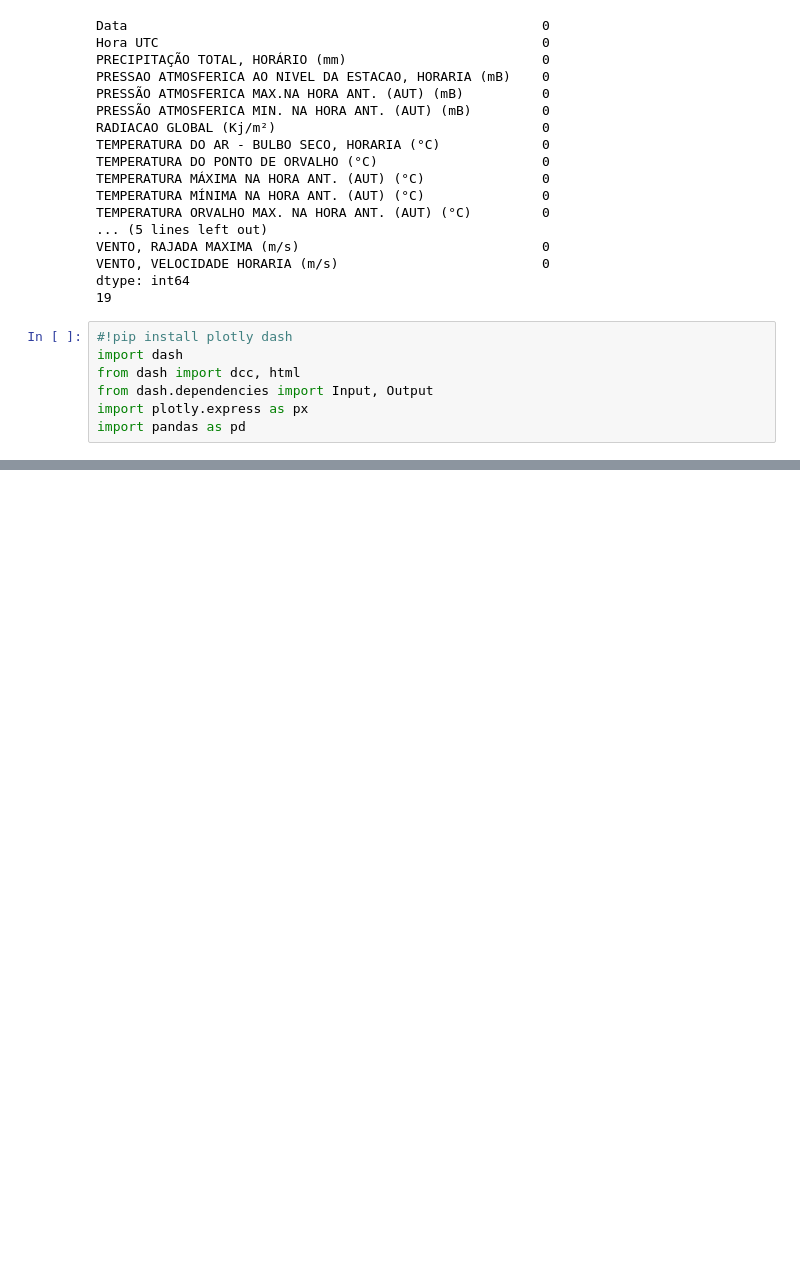
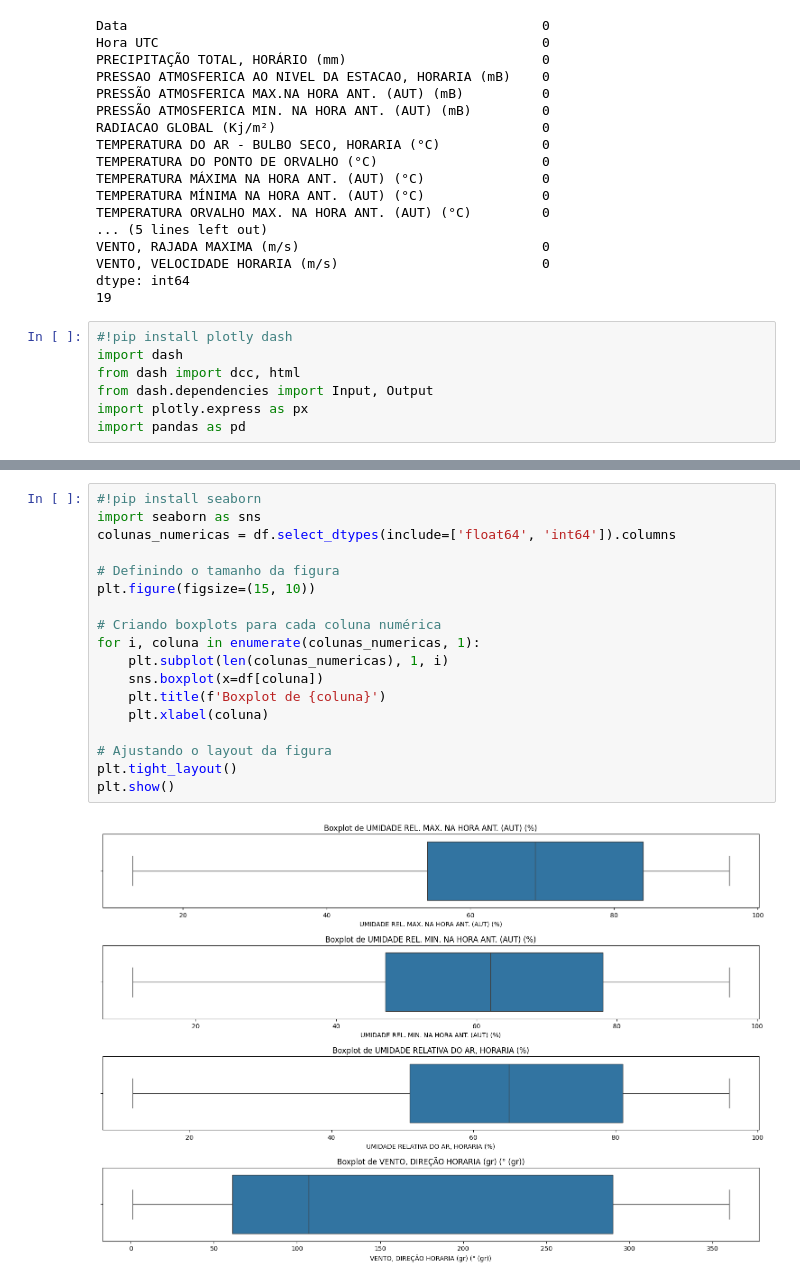
Before and after one commit to prof-LuizAlbano/unesp-mineracao-dados, a Jupyter notebook: tarefas/Unesp_MineracaoDados_Tarefa01.ipynb, the cells around one changed output, grey strips where cells are left out. Drawn from its saved outputs; the diff is of its cells as text; blank space fills up the shorter version.

```diff
--- a/tarefas/Unesp_MineracaoDados_Tarefa01.ipynb
+++ b/tarefas/Unesp_MineracaoDados_Tarefa01.ipynb
@@ -132,0 +196,20 @@ if __name__ == '__main__':
+# %%
+#!pip install seaborn
+import seaborn as sns
+colunas_numericas = df.select_dtypes(include=['float64', 'int64']).columns
+
+# Definindo o tamanho da figura
+plt.figure(figsize=(15, 10))
+
+# Criando boxplots para cada coluna numérica
+for i, coluna in enumerate(colunas_numericas, 1):
+    plt.subplot(len(colunas_numericas), 1, i)
+    sns.boxplot(x=df[coluna])
+    plt.title(f'Boxplot de {coluna}')
+    plt.xlabel(coluna)
+
+# Ajustando o layout da figura
+plt.tight_layout()
+plt.show()
+# %% [output]
+[figure, added]
```
Also changed, not shown: parts of 6 cells of this notebook.
